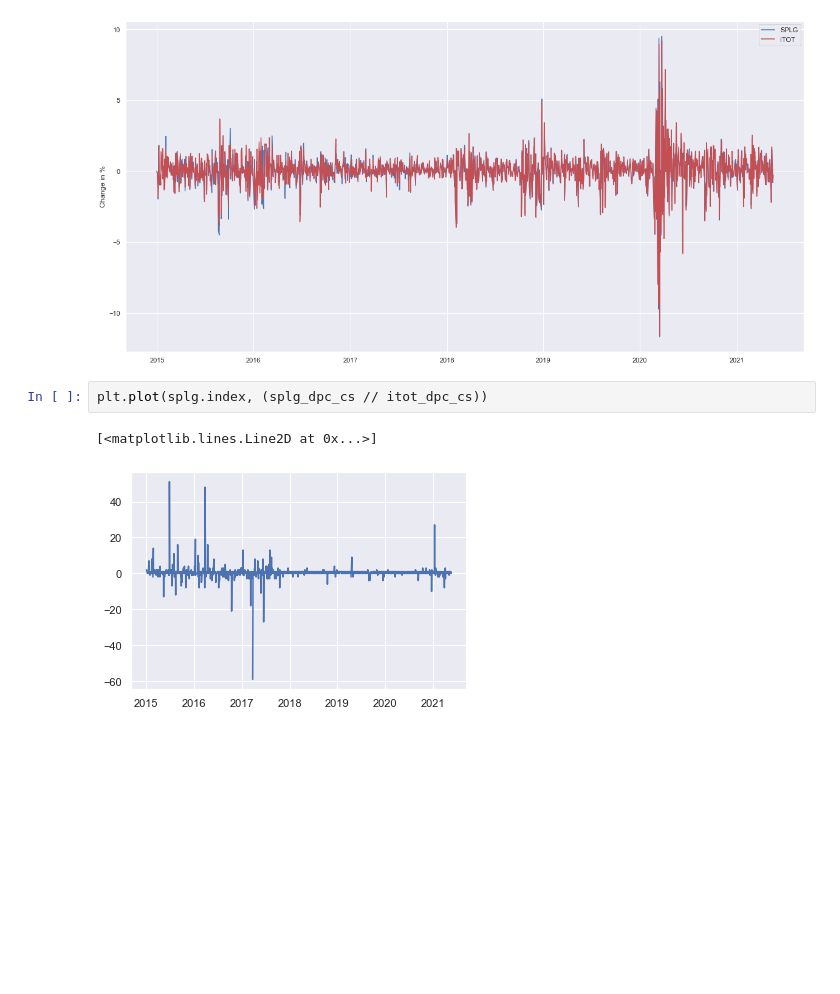
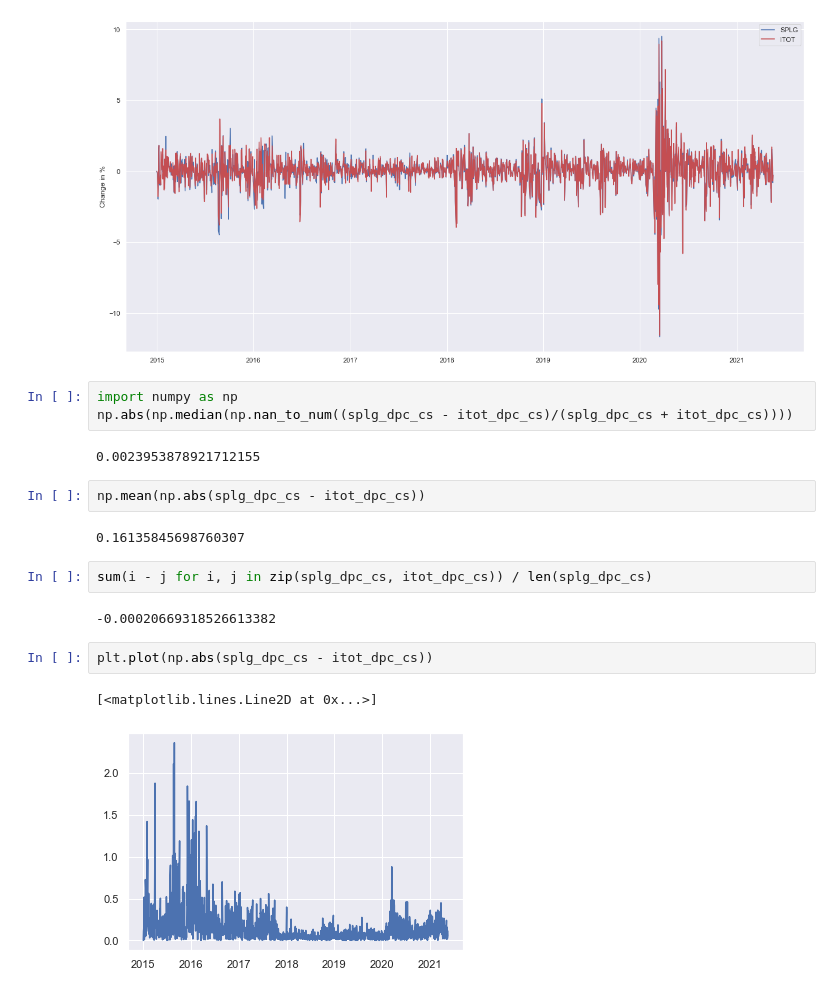
Before and after one commit to Rsych/Finance-Portfolio-Maker, a Jupyter notebook: Financial data analysis with Pandas and Yfinance.ipynb, the cells around one changed output. Drawn from its saved outputs; the diff is of its cells as text; blank space fills up the shorter version.

```diff
--- a/Financial data analysis with Pandas and Yfinance.ipynb
+++ b/Financial data analysis with Pandas and Yfinance.ipynb
@@ -119,8 +119,21 @@ plt.legend(loc='best')
 plt.show()
 # %% [output]
 [figure]
+# %%
+import numpy as np
+np.abs(np.median(np.nan_to_num((splg_dpc_cs - itot_dpc_cs)/(splg_dpc_cs + itot_dpc_cs))))
+# %% [output]
+0.0023953878921712155
+# %%
+np.mean(np.abs(splg_dpc_cs - itot_dpc_cs))
+# %% [output]
+0.16135845698760307
+# %%
+sum(i - j for i, j in zip(splg_dpc_cs, itot_dpc_cs)) / len(splg_dpc_cs)
+# %% [output]
+-0.00020669318526613382
 # %%
-plt.plot(splg.index, (splg_dpc_cs // itot_dpc_cs))
+plt.plot(np.abs(splg_dpc_cs - itot_dpc_cs))
 # %% [output]
 [<matplotlib.lines.Line2D at 0x...>]
-[figure, old version]
+[figure, new version]
```
